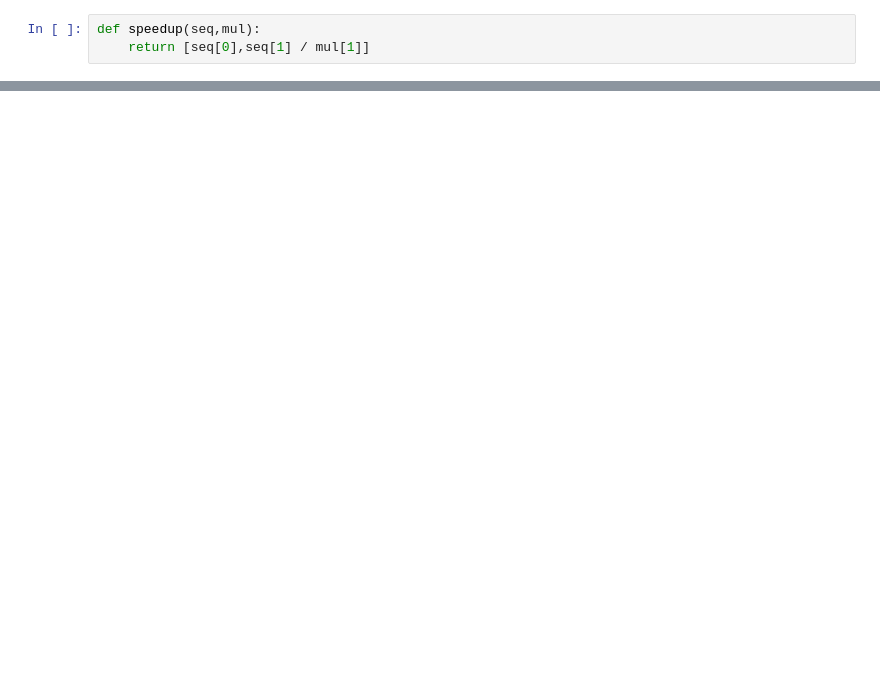
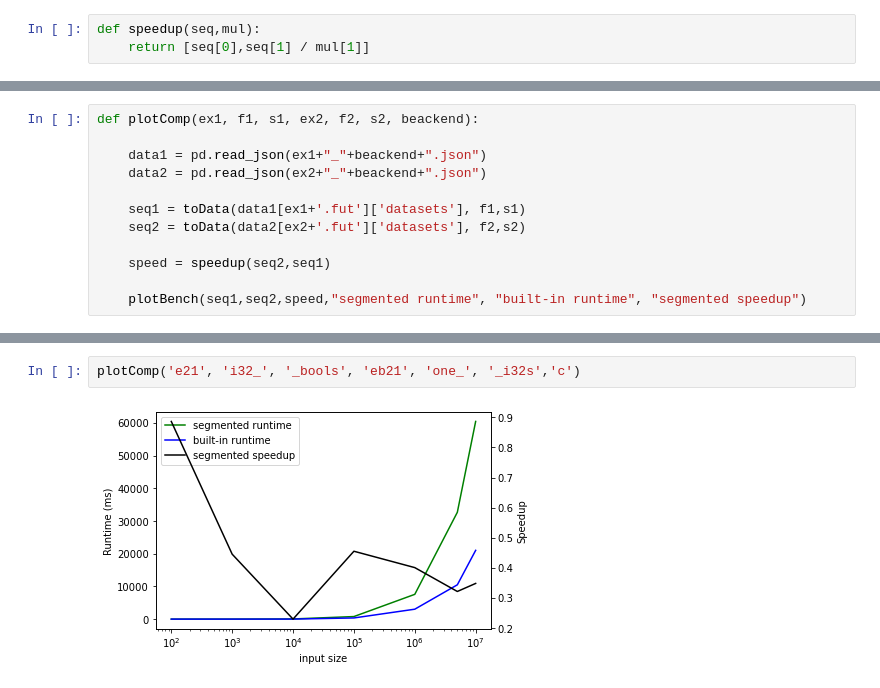
Before and after one commit to antfor/TDA280, a Jupyter notebook: LabC/Graphs.ipynb, the cells around one changed output, grey strips where cells are left out. Drawn from its saved outputs; the diff is of its cells as text; blank space fills up the shorter version.

```diff
--- a/LabC/Graphs.ipynb
+++ b/LabC/Graphs.ipynb
@@ -53 +53,13 @@ def plot(ex):
+# %%
+def plotComp(ex1, f1, s1, ex2, f2, s2, beackend):
+
+    data1 = pd.read_json(ex1+"_"+beackend+".json")
+    data2 = pd.read_json(ex2+"_"+beackend+".json")
+
+    seq1 = toData(data1[ex1+'.fut']['datasets'], f1,s1)
+    seq2 = toData(data2[ex2+'.fut']['datasets'], f2,s2)
+
+    speed = speedup(seq2,seq1)
+
+    plotBench(seq1,seq2,speed,"segmented runtime", "built-in runtime", "segmented speedup")
 # %%
@@ -60,0 +77,4 @@ plot('e13')
+# %%
+plotComp('e21', 'i32_', '_bools', 'eb21', 'one_', '_i32s','c')
+# %% [output]
+[figure, added]
```
Also changed, not shown: parts of 10 cells of this notebook.
